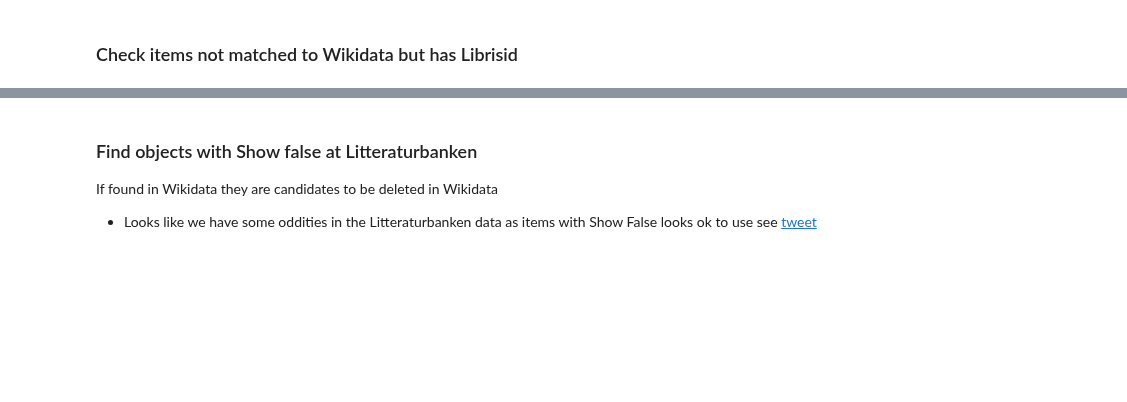
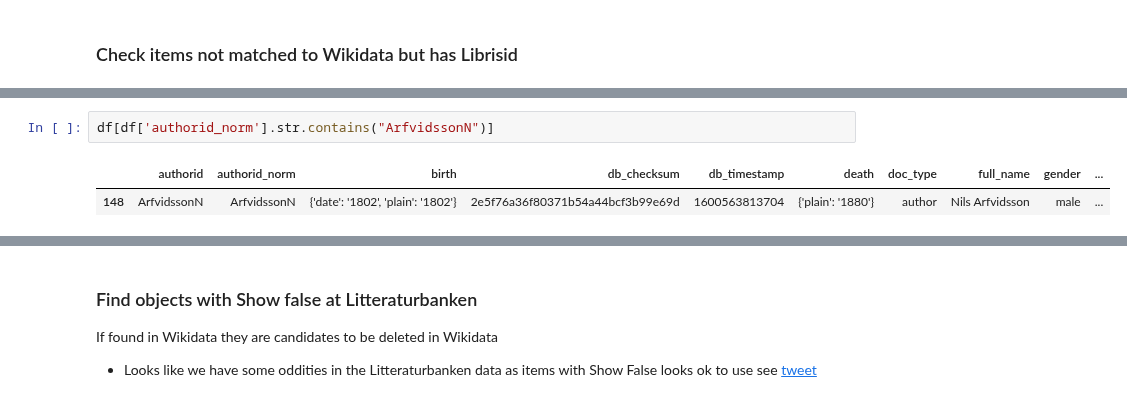
Before and after one commit to salgo60/open-data-examples, a Jupyter notebook: Litteraturbanken Author.ipynb, the cells around one changed output, grey strips where cells are left out. Drawn from its saved outputs; the diff is of its cells as text; blank space fills up the shorter version.

```diff
--- a/Litteraturbanken Author.ipynb
+++ b/Litteraturbanken Author.ipynb
@@ -592,0 +605,5 @@ Litterturbanken_only[Litterturbanken_only['librisid'].notnull()]
+# %%
+df[df['authorid_norm'].str.contains("ArfvidssonN")]
+# %% [output]
+|  | authorid | authorid_norm | birth | db_checksum | db_timestamp | death | doc_type | full_name | gender | ... |
+| 148 | ArfvidssonN | ArfvidssonN | {'date': '1802', 'plain': '1802'} | 2e5f76a36f80371b54a44bcf3b99e69d | 1600563813704 | {'plain': '1880'} | author | Nils Arfvidsson | male | ... |
```
Also changed, not shown: parts of 28 cells of this notebook, 3 other files.
